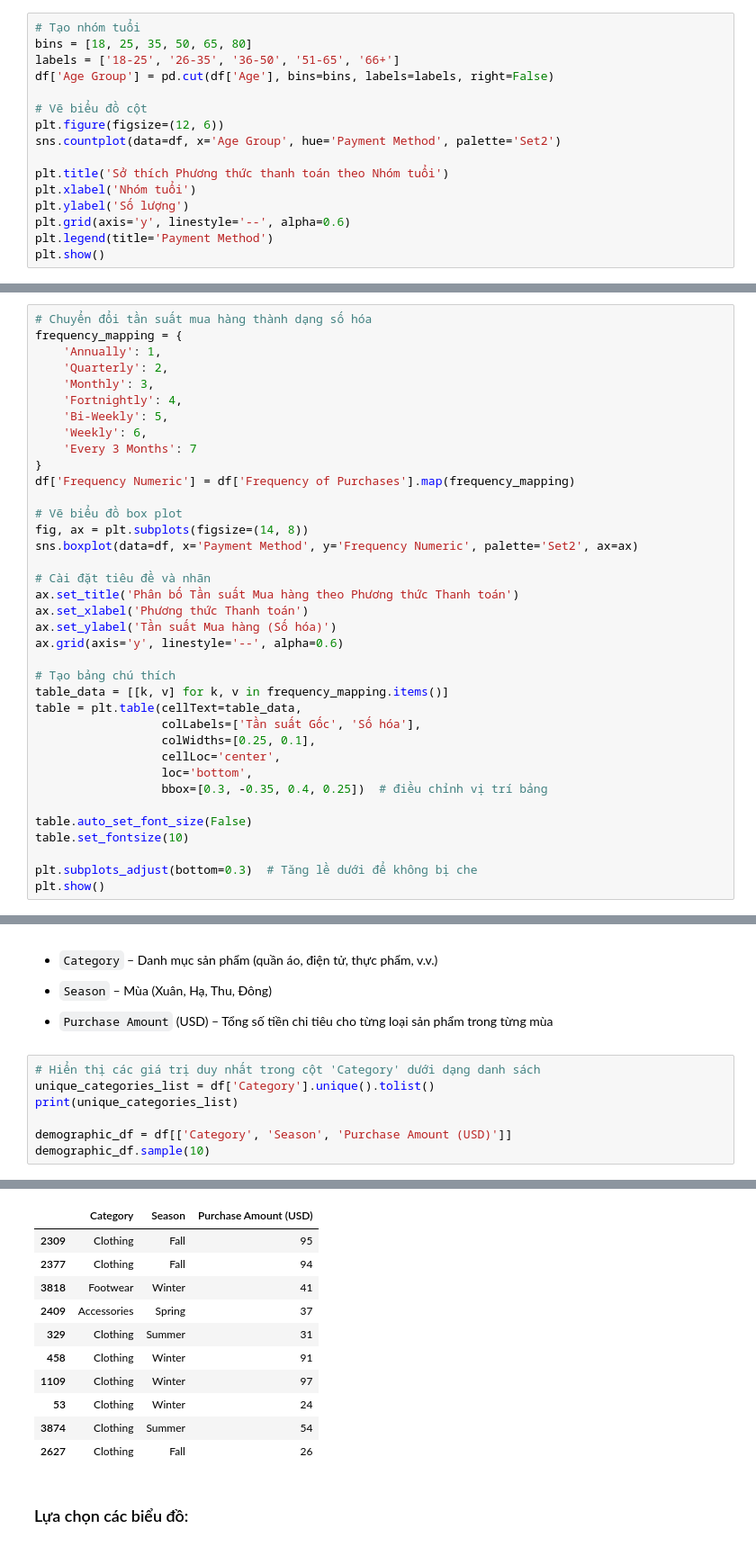
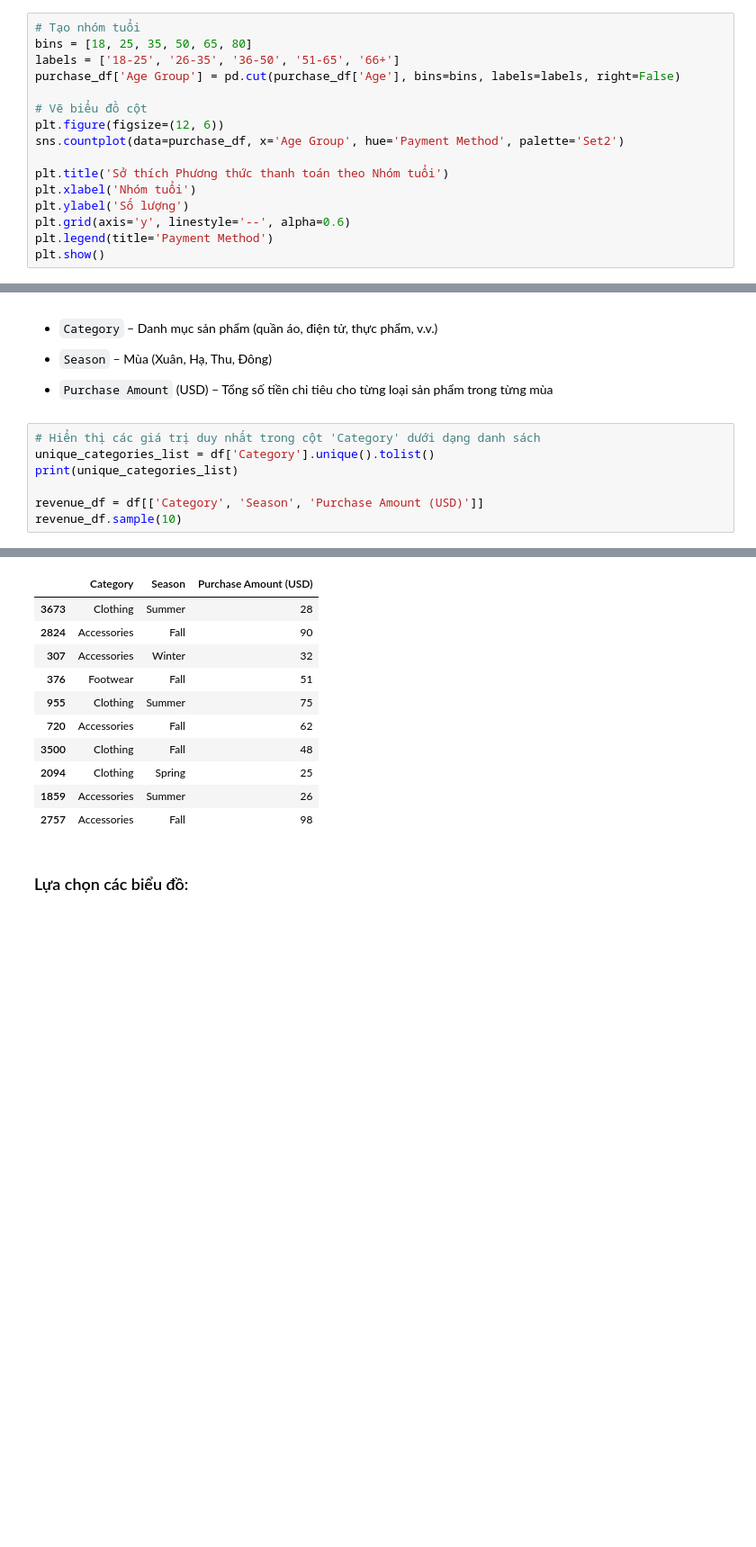
Before and after one commit to LeNguyenGiaBaoFITHCMUS/DV_Lab01, a Jupyter notebook: In progress/Sources/DataVisualization.ipynb, the cells around one changed output, grey strips where cells are left out. Shown at 90% size. Drawn from its saved outputs; the diff is of its cells as text; blank space fills up the shorter version.

```diff
--- a/In progress/Sources/DataVisualization.ipynb
+++ b/In progress/Sources/DataVisualization.ipynb
@@ -380,11 +401,11 @@ demographic_df.sample(5)
 # Tạo nhóm tuổi
 bins = [18, 25, 35, 50, 65, 80]
 labels = ['18-25', '26-35', '36-50', '51-65', '66+']
-df['Age Group'] = pd.cut(df['Age'], bins=bins, labels=labels, right=False)
+purchase_df['Age Group'] = pd.cut(purchase_df['Age'], bins=bins, labels=labels, right=False)
 
 # Vẽ biểu đồ cột
 plt.figure(figsize=(12, 6))
-sns.countplot(data=df, x='Age Group', hue='Payment Method', palette='Set2')
+sns.countplot(data=purchase_df, x='Age Group', hue='Payment Method', palette='Set2')
 
 plt.title('Sở thích Phương thức thanh toán theo Nhóm tuổi')
 plt.xlabel('Nhóm tuổi')
@@ -615,37 +619,0 @@ Biểu đồ đường thể hiện số lượng sử dụng các **phương th
-# %%
-# Chuyển đổi tần suất mua hàng thành dạng số hóa
-frequency_mapping = {
-    'Annually': 1,
-    'Quarterly': 2,
-    'Monthly': 3,
-    'Fortnightly': 4,
-    'Bi-Weekly': 5,
-    'Weekly': 6,
-    'Every 3 Months': 7
-}
-df['Frequency Numeric'] = df['Frequency of Purchases'].map(frequency_mapping)
-
-# Vẽ biểu đồ box plot
-fig, ax = plt.subplots(figsize=(14, 8))
-sns.boxplot(data=df, x='Payment Method', y='Frequency Numeric', palette='Set2', ax=ax)
-
-# Cài đặt tiêu đề và nhãn
-ax.set_title('Phân bố Tần suất Mua hàng theo Phương thức Thanh toán')
-ax.set_xlabel('Phương thức Thanh toán')
-ax.set_ylabel('Tần suất Mua hàng (Số hóa)')
-ax.grid(axis='y', linestyle='--', alpha=0.6)
-
-# Tạo bảng chú thích
-table_data = [[k, v] for k, v in frequency_mapping.items()]
-table = plt.table(cellText=table_data,
-                  colLabels=['Tần suất Gốc', 'Số hóa'],
-                  colWidths=[0.25, 0.1],
-                  cellLoc='center',
-                  loc='bottom',
-                  bbox=[0.3, -0.35, 0.4, 0.25])  # điều chỉnh vị trí bảng
-
-table.auto_set_font_size(False)
-table.set_fontsize(10)
-
-plt.subplots_adjust(bottom=0.3)  # Tăng lề dưới để không bị che
-plt.show()
@@ -696,23 +630,23 @@ Biểu đồ hộp thể hiện sự **phân bố tần suất mua hàng** (đã
 # %%
 # Hiển thị các giá trị duy nhất trong cột 'Category' dưới dạng danh sách
 unique_categories_list = df['Category'].unique().tolist()
 print(unique_categories_list)
 
-demographic_df = df[['Category', 'Season', 'Purchase Amount (USD)']]
-demographic_df.sample(10)
+revenue_df = df[['Category', 'Season', 'Purchase Amount (USD)']]
+revenue_df.sample(10)
 # %% [output]
 ['Clothing', 'Footwear', 'Outerwear', 'Accessories']
 |  | Category | Season | Purchase Amount (USD) |
-| 2309 | Clothing | Fall | 95 |
-| 2377 | Clothing | Fall | 94 |
-| 3818 | Footwear | Winter | 41 |
-| 2409 | Accessories | Spring | 37 |
-| 329 | Clothing | Summer | 31 |
-| 458 | Clothing | Winter | 91 |
-| 1109 | Clothing | Winter | 97 |
-| 53 | Clothing | Winter | 24 |
-| 3874 | Clothing | Summer | 54 |
-| 2627 | Clothing | Fall | 26 |
+| 3673 | Clothing | Summer | 28 |
+| 2824 | Accessories | Fall | 90 |
+| 307 | Accessories | Winter | 32 |
+| 376 | Footwear | Fall | 51 |
+| 955 | Clothing | Summer | 75 |
+| 720 | Accessories | Fall | 62 |
+| 3500 | Clothing | Fall | 48 |
+| 2094 | Clothing | Spring | 25 |
+| 1859 | Accessories | Summer | 26 |
+| 2757 | Accessories | Fall | 98 |
 # %% [markdown]
 ### Lựa chọn các biểu đồ:
 # %% [markdown]
```
Also changed, not shown: parts of 57 cells of this notebook, 2 other files.
